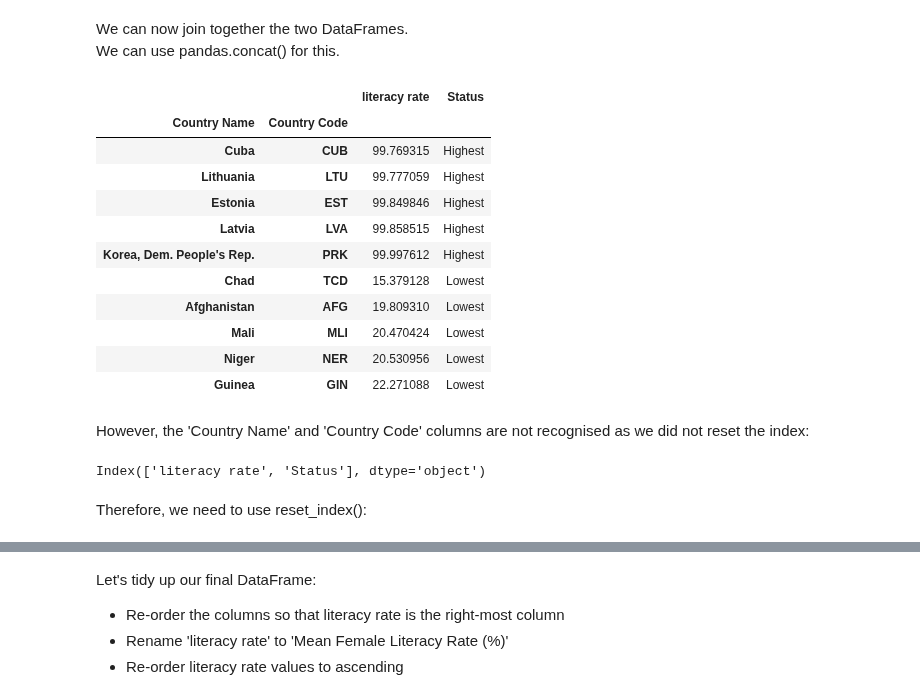
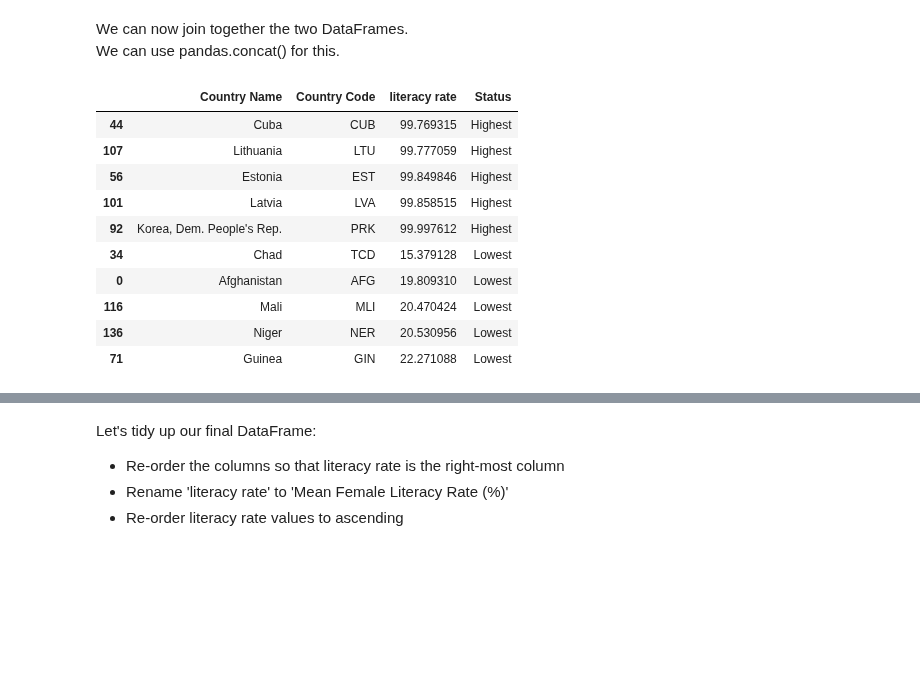
Before and after one commit to nf-97/literacy-project, a Jupyter notebook: adult-female-literacy-dc.ipynb, the cells around one changed output, grey strips where cells are left out. Cells and saved outputs as stored; diff of their text form; code cells hidden in the pictures; blank space fills up the shorter version.

```diff
--- a/adult-female-literacy-dc.ipynb
+++ b/adult-female-literacy-dc.ipynb
@@ -604,4 +427,5 @@ We will end up with a single value that shows the country's **current** adult fe
 # %%
-country_means = df_melt.groupby(['Country Name', 'Country Code'])["literacy rate"].mean().sort_values(ascending=True) # sort the countries from lowest to highest mean literacy rate
-country_means.head(25)
+country_means = df_melt.groupby(['Country Name', 'Country Code'])["literacy rate"].mean() # sort the countries from lowest to highest mean literacy rate
+country_means = pd.DataFrame(country_means).reset_index().sort_values(by="Country Name", ascending=True)
+country_means.head(30)
 # %% [output]
@@ -663,0 +492,3 @@ sns.lmplot(x='literacy rate', y='year' , data=to_plot, hue=None)
+# %%
+country_means = country_means.sort_values(by="literacy rate", ascending=True)
+country_means
@@ -680,10 +524,8 @@ A column should also be added to label that these are the five countries with th
 This will make it easier to distinguish between the top and bottom five countries when we join the DataFrames together.
 # %%
-highest_five_df = pd.DataFrame(highest_five)  # transforms the Series into a DataFrame
+highest = ["Highest" for i in range(0, (len(highest_five)))]  # repeats 'Highest' five times to add into a column within the DataFrame
 
-highest = ["Highest" for i in range(0, (len(highest_five_df)))]  # repeats 'Highest' five times to add into a column within the DataFrame
+highest_five["Status"] = highest  # creates a new column
 
-highest_five_df["Status"] = highest  # creates a new column
-
-highest_five_df
+highest_five
 # %% [output]
@@ -714,9 +560,7 @@ Again, we need to make the lowest_five Series a DataFrame, and add a new column.
 # %%
-lowest_five_df = pd.DataFrame(lowest_five)  # transforms the Series into a DataFrame
+lowest = ["Lowest" for i in range(0, (len(lowest_five)))]  # repeats 'Lowest' five times, so we can add it as a column to the DataFrame
 
-lowest = ["Lowest" for i in range(0, (len(highest_five_df)))]  # repeats 'Lowest' five times, so we can add it as a column to the DataFrame
+lowest_five["Status"] = lowest  # creates a new column
 
-lowest_five_df["Status"] = lowest  # creates a new column
-
-lowest_five_df
+lowest_five
 # %% [output]
@@ -734,29 +582,20 @@ Therefore, we do not need to remove them as they have no impact.
 We can now join together the two DataFrames. <br>
 We can use pandas.concat() for this. <br>
 # %%
-frames = [highest_five_df, lowest_five_df] # make a single variable with the two DataFrames that we want to join together
+frames = [highest_five, lowest_five] # make a single variable with the two DataFrames that we want to join together
 
 concatenated = pd.concat(frames)
 
 concatenated
 # %% [output]
-|  |  | literacy rate | Status |
-| Country Name | Country Code |  |  |
-| Cuba | CUB | 99.769315 | Highest |
-| Lithuania | LTU | 99.777059 | Highest |
-| Estonia | EST | 99.849846 | Highest |
-| Latvia | LVA | 99.858515 | Highest |
-| Korea, Dem. People's Rep. | PRK | 99.997612 | Highest |
-| Chad | TCD | 15.379128 | Lowest |
-| Afghanistan | AFG | 19.809310 | Lowest |
-| Mali | MLI | 20.470424 | Lowest |
-| Niger | NER | 20.530956 | Lowest |
-| Guinea | GIN | 22.271088 | Lowest |
+|  | Country Name | Country Code | literacy rate | Status |
+| 44 | Cuba | CUB | 99.769315 | Highest |
+| 107 | Lithuania | LTU | 99.777059 | Highest |
+| 56 | Estonia | EST | 99.849846 | Highest |
+| 101 | Latvia | LVA | 99.858515 | Highest |
+| 92 | Korea, Dem. People's Rep. | PRK | 99.997612 | Highest |
+| 34 | Chad | TCD | 15.379128 | Lowest |
+| 0 | Afghanistan | AFG | 19.809310 | Lowest |
+| 116 | Mali | MLI | 20.470424 | Lowest |
+| 136 | Niger | NER | 20.530956 | Lowest |
+| 71 | Guinea | GIN | 22.271088 | Lowest |
-# %% [markdown]
-However, the 'Country Name' and 'Country Code' columns are not recognised as we did not reset the index:
-# %%
-concatenated.columns
-# %% [output]
-Index(['literacy rate', 'Status'], dtype='object')
-# %% [markdown]
-Therefore, we need to use reset_index():
```
Also changed, not shown: parts of 60 cells of this notebook.
